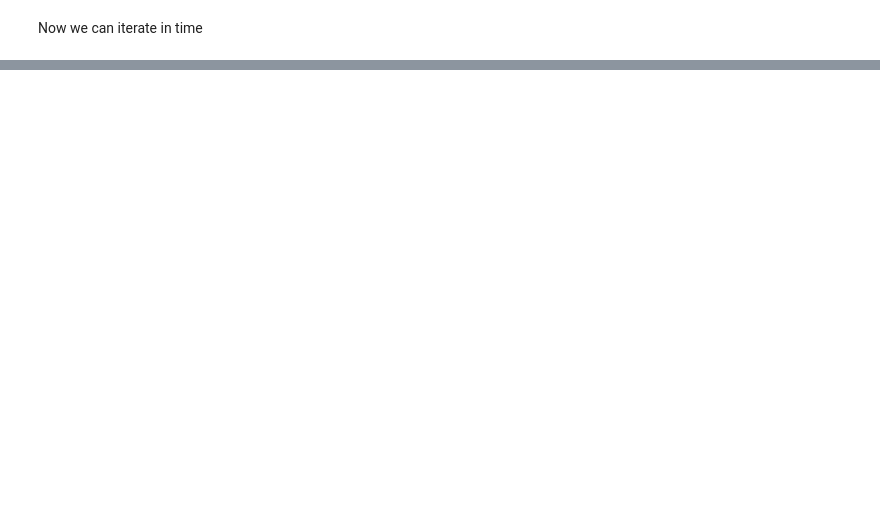
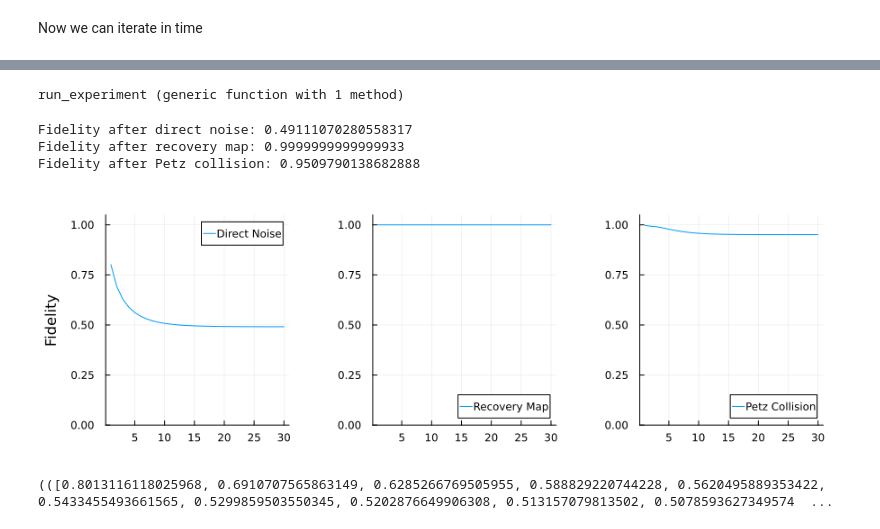
Before and after one commit to fedesss98/shooting-decoherences, a Jupyter notebook: notebooks/01-fede-compare-recoveries.ipynb, the cells around one changed output, grey strips where cells are left out. Saved outputs shown, nothing was run; the diff lists cells and outputs as text; code cells hidden in the pictures; blank space fills up the shorter version.

```diff
--- a/notebooks/01-fede-compare-recoveries.ipynb
+++ b/notebooks/01-fede-compare-recoveries.ipynb
@@ -159,0 +336,72 @@ Fidelity after Petz collision: 1.0000000000000009
+# %%
+function run_experiment(sigma, ρ0, steps;
+    dt=0.1, gamma=1.0, noise="amplitude_damping", n_qubits=1, verbose=true)
+    f1s = Float64[]
+    f2s = Float64[]
+    f3s = Float64[]
+
+    rho1 = deepcopy(ρ0)
+    rho2 = deepcopy(ρ0)
+    rho3 = deepcopy(ρ0)
+
+    # Take the relevant Kraus operators
+    kraus_single_qubit = get_kraus_operators(noise, gamma, dt)
+    # Build the Petz collision model
+    # this object store the Kraus operators and the collision Unitary
+    collision_model = PetzCollisionModel(kraus_single_qubit, sigma, n=n_qubits)
+    # We also need the superoperators for the Petz map and the noise channel
+    M_petz, M_noise = build_superoperators(collision_model)
+    # We start with the noise channel first
+    M_total = M_noise
+
+    for i in 1:steps
+        rho1 = apply_channel(kraus_single_qubit, rho1, n_qubits)
+
+        rho2 = apply_channel(kraus_single_qubit, rho2, n_qubits)
+        rho2 = recovery_map(kraus_single_qubit, sigma, rho2, n_qubits)
+        # For rho3 we have the collision between one application of noise and the other,
+        # so we must account for it too in the recovery map
+        if i == 1
+            M_total = M_noise
+        else
+            M_total = M_noise * M_petz * M_total
+        end
+        collision_model = PetzCollisionModel(M_total, sigma)
+        rho3 = apply_channel(collision_model.kraus_fwd, rho3)
+        rho3, η = apply_petz_collision(collision_model, rho3)
+
+        push!(f1s, fidelity(rho1, ρ0))
+        push!(f2s, fidelity(rho2, ρ0))
+        push!(f3s, fidelity(rho3, ρ0))
+    end
+    if verbose
+    println("Fidelity after direct noise: ", f1s[end])
+    println("Fidelity after recovery map: ", f2s[end])
+    println("Fidelity after Petz collision: ", f3s[end])
+    end
+
+    # Set a fixed y-limit so the plot doesn't zoom in on floating point noise
+    p1 = plot(1:steps, f1s, label="Direct Noise", ylabel="Fidelity", ylims=(0.0, 1.05))
+    p2 = plot(1:steps, f2s, label="Recovery Map", ylims=(0.0, 1.05))
+    p3 = plot(1:steps, f3s, label="Petz Collision", ylims=(0.0, 1.05))
+
+    if verbose
+        display(plot(p1, p2, p3, layout=(1, 3), size=(900,300), margin=5mm))
+    end
+
+    return (f1s, f2s, f3s), (p1, p2, p3)
+end
+# %% [output]
+run_experiment (generic function with 1 method)
+# %%
+beta = 2.0
+sigma = thermal_state(n_qubits, beta)
+ρ0 = sigma
+n_qubits = 2
+fids, exp_plots = run_experiment(sigma, ρ0, 30; dt=0.5, gamma=gamma, n_qubits=n_qubits,noise=noise, verbose=true)
+# %% [output]
+Fidelity after direct noise: 0.49111070280558317
+Fidelity after recovery map: 0.9999999999999933
+Fidelity after Petz collision: 0.9509790138682888
+[figure, added]
+(([0.8013116118025968, 0.6910707565863149, 0.6285266769505955, 0.588829220744228, 0.5620495889353422, 0.5433455493661565, 0.5299859503550345, 0.5202876649906308, 0.513157079813502, 0.5078593627349574  ...
```
Also changed, not shown: parts of 16 cells of this notebook.
